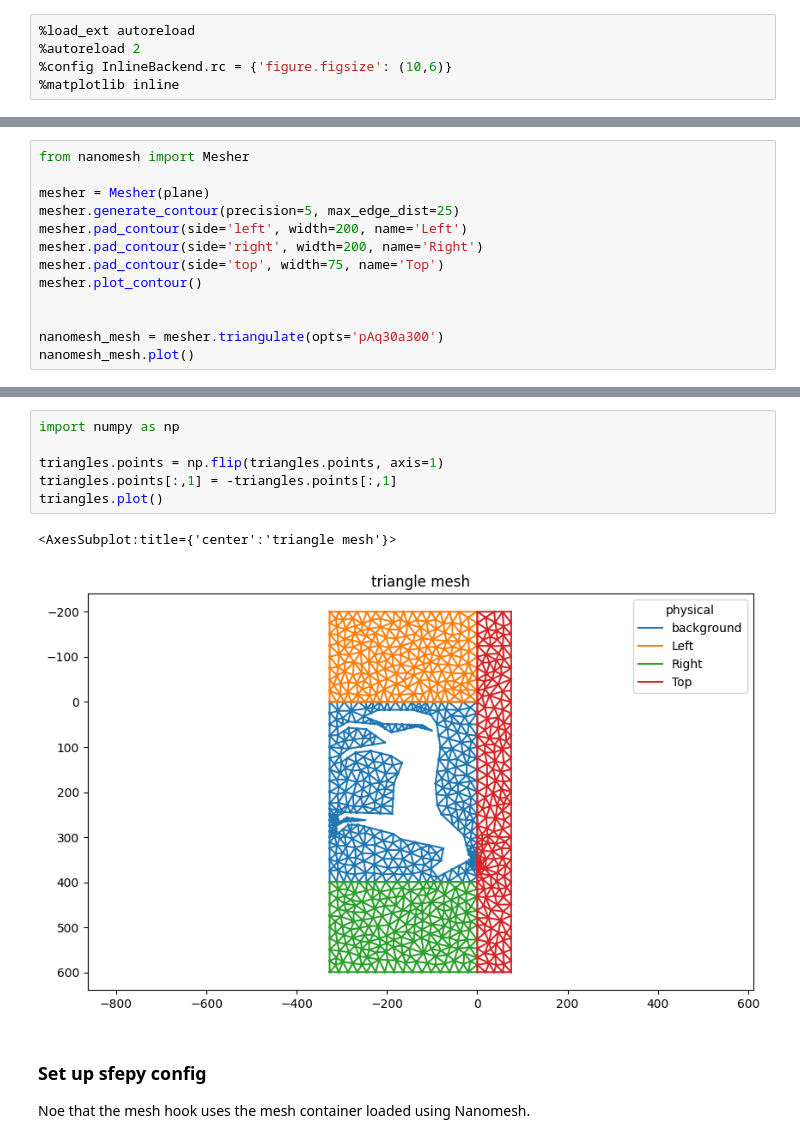
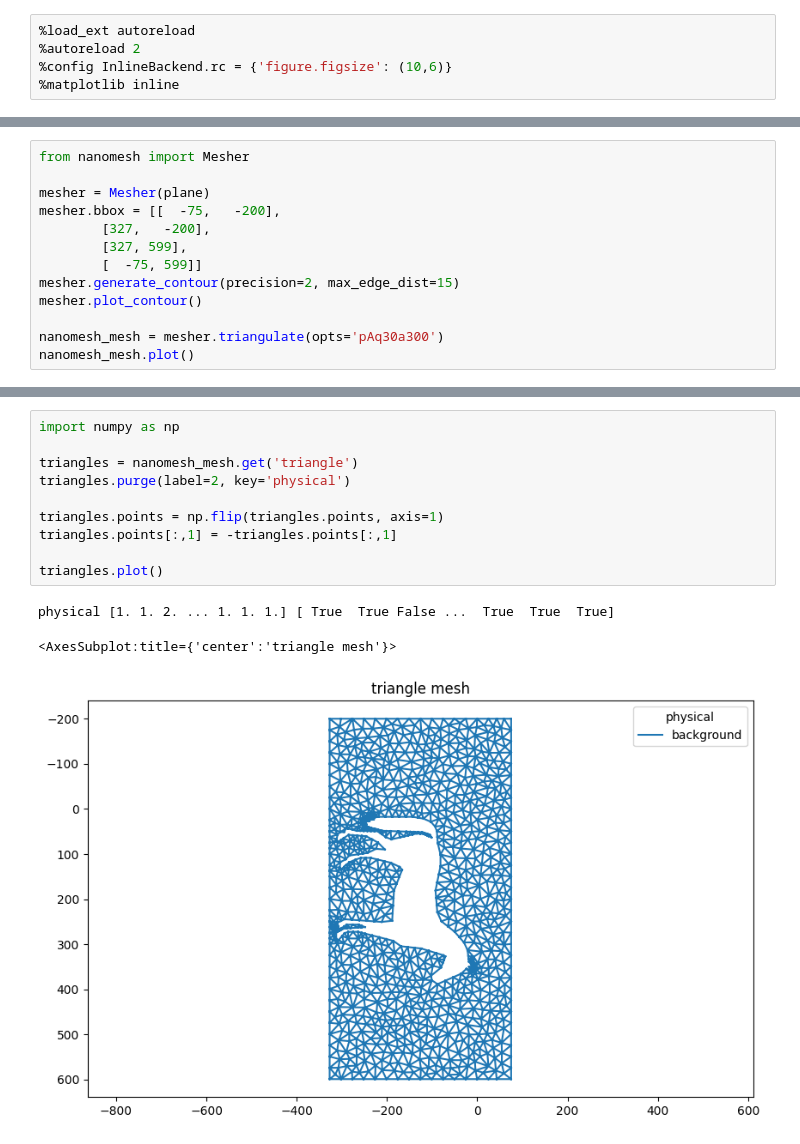
Before and after one commit to hpgem/nanomesh, a Jupyter notebook: notebooks/finite_elements/how_to_use_with_sfepy_horse.ipynb, the cells around one changed output, grey strips where cells are left out. Cells and saved outputs as stored; diff of their text form.

Commit message:
Update notebook for Sfepy

```diff
--- a/notebooks/finite_elements/how_to_use_with_sfepy_horse.ipynb
+++ b/notebooks/finite_elements/how_to_use_with_sfepy_horse.ipynb
@@ -45,12 +41,12 @@ plane.show(title=str(plane))
 from nanomesh import Mesher
 
 mesher = Mesher(plane)
-mesher.generate_contour(precision=5, max_edge_dist=25)
-mesher.pad_contour(side='left', width=200, name='Left')
-mesher.pad_contour(side='right', width=200, name='Right')
-mesher.pad_contour(side='top', width=75, name='Top')
+mesher.bbox = [[  -75,   -200],
+        [327,   -200],
+        [327, 599],
+        [  -75, 599]]
+mesher.generate_contour(precision=2, max_edge_dist=15)
 mesher.plot_contour()
-
 
 nanomesh_mesh = mesher.triangulate(opts='pAq30a300')
 nanomesh_mesh.plot()
@@ -76,13 +65,14 @@ triangles.plot()
 # %%
 import numpy as np
 
+triangles = nanomesh_mesh.get('triangle')
+triangles.purge(label=2, key='physical')
+
 triangles.points = np.flip(triangles.points, axis=1)
 triangles.points[:,1] = -triangles.points[:,1]
+
 triangles.plot()
 # %% [output]
-<AxesSubplot:title={'center':'triangle mesh'}>
+physical [1. 1. 2. ... 1. 1. 1.] [ True  True False ...  True  True  True]
+<AxesSubplot:title={'center':'triangle mesh'}>
-[figure, old version]
+[figure, new version]
-# %% [markdown]
-### Set up sfepy config
-
-Noe that the mesh hook uses the mesh container loaded using Nanomesh.
```
Also changed, not shown: parts of 29 cells of this notebook, 1 other file.
